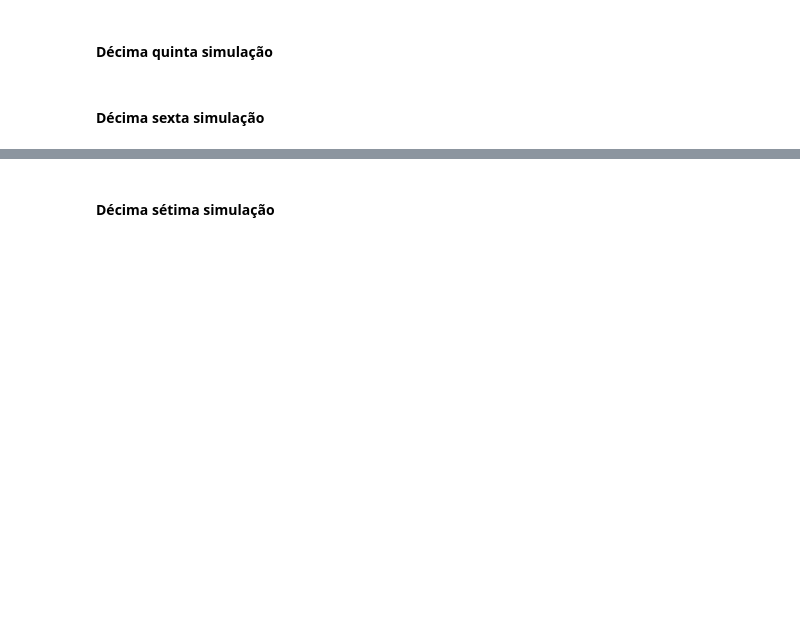
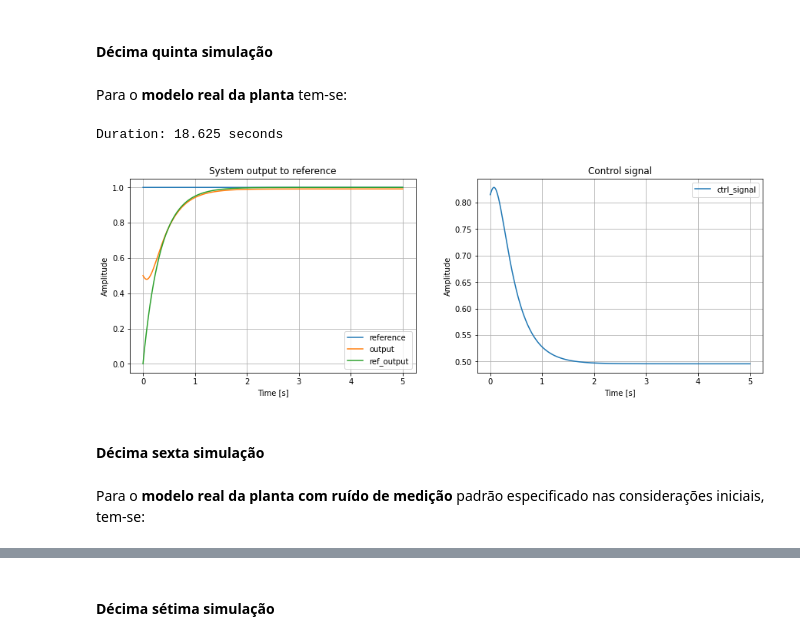
Before and after one commit to Lwao/simulations-in-robust-adaptive-control, a Jupyter notebook: Simulações em Controle Adaptativo Robusto.ipynb, the cells around one changed output, grey strips where cells are left out. Cells and saved outputs as stored; diff of their text form; code cells hidden in the pictures; blank space fills up the shorter version.

```diff
--- a/Simulações em Controle Adaptativo Robusto.ipynb
+++ b/Simulações em Controle Adaptativo Robusto.ipynb
@@ -1146,27 +1255,34 @@ print('Duration: ' + str(time.process_time()-start) + ' seconds')
 # %% [markdown]
 #### Décima quinta simulação
+# %% [markdown]
+Para o **modelo real da planta** tem-se:
 # %%
 # Décima quinta simulação
 
 start = time.process_time()
 
 tend = 5 # seconds
 const = Source(name='Source', h=h, amplitude=lambda t:1)
 unkDyn.reset(initial_conditions=[0,0])
 nomPlant.reset(initial_conditions=[0.5])
 refPlant.reset(initial_conditions=[0])
 ctrl.reset(ports_gains = [-0.65, 1.14])
 
 estimator = EstimatorMRAC(name='Estimator',
                           actual_controller_gains = ctrl.get_parameters(),
                           adaptation_law ='dead_zone',
                           adaptive_gains = [1,1],
-                          dead_zone = 0.1)
+                          dead_zone = 0.5)
 
 sim_real(h, tend, const, nomPlant, refPlant, unkDyn, ctrl, estimator)
 print('Duration: ' + str(time.process_time()-start) + ' seconds')
+# %% [output]
+Duration: 18.625 seconds
+[figure, added]
 # %% [markdown]
 #### Décima sexta simulação
+# %% [markdown]
+Para o **modelo real da planta com ruído de medição** padrão especificado nas considerações iniciais, tem-se:
 # %%
 # Décima sexta simulação
 
```
Also changed, not shown: parts of 73 cells of this notebook.
